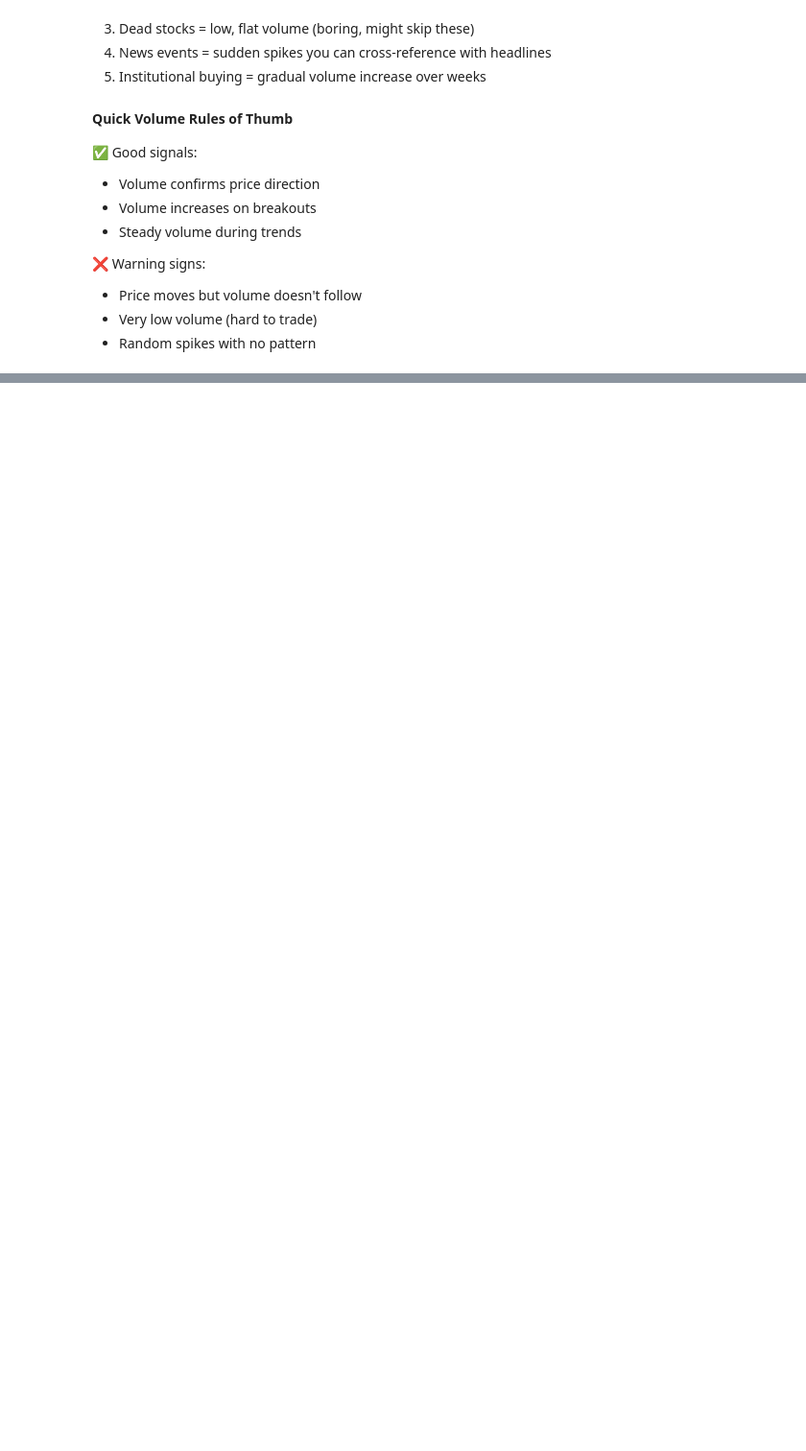
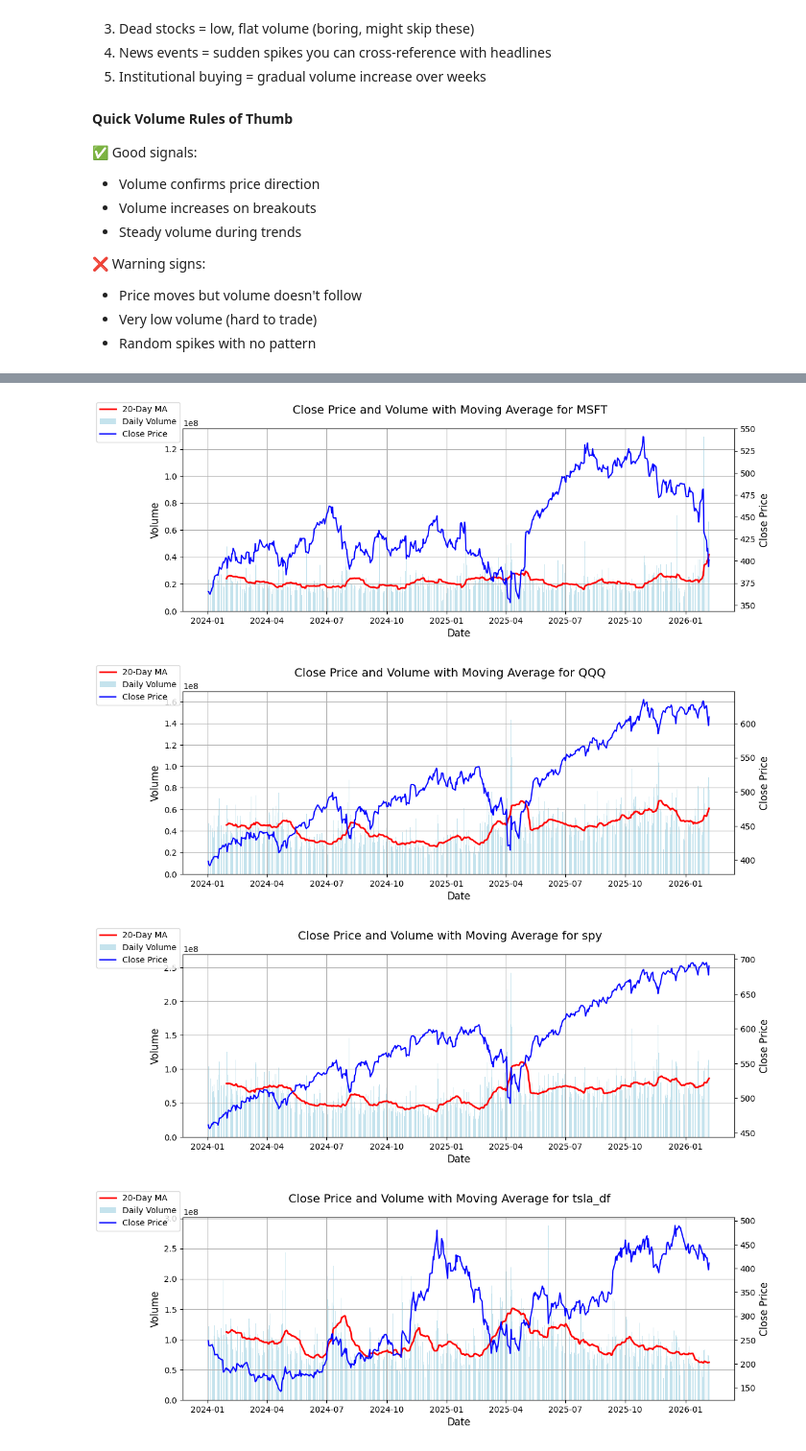
Before and after one commit to JonathanSContreras/trading-ml, a Jupyter notebook: notebooks/01_data_exploration.ipynb, the cells around one changed output, grey strips where cells are left out. Shown at 96% size. Saved outputs shown, nothing was run; the diff lists cells and outputs as text; code cells hidden in the pictures; blank space fills up the shorter version.

```diff
--- a/notebooks/01_data_exploration.ipynb
+++ b/notebooks/01_data_exploration.ipynb
@@ -83,0 +311,10 @@ After visualizing a few stocks, we'll start noticing:
+# %%
+visualize_volume_with_average_double_y(msft_df, stock_name='MSFT')
+visualize_volume_with_average_double_y(qqq_df, stock_name='QQQ')
+visualize_volume_with_average_double_y(spy_df, stock_name='spy')
+visualize_volume_with_average_double_y(tsla_df, stock_name='tsla_df')
+# %% [output]
+[figure, added]
+[figure, added]
+[figure, added]
+[figure, added]
```
Also changed, not shown: parts of 9 cells of this notebook.
